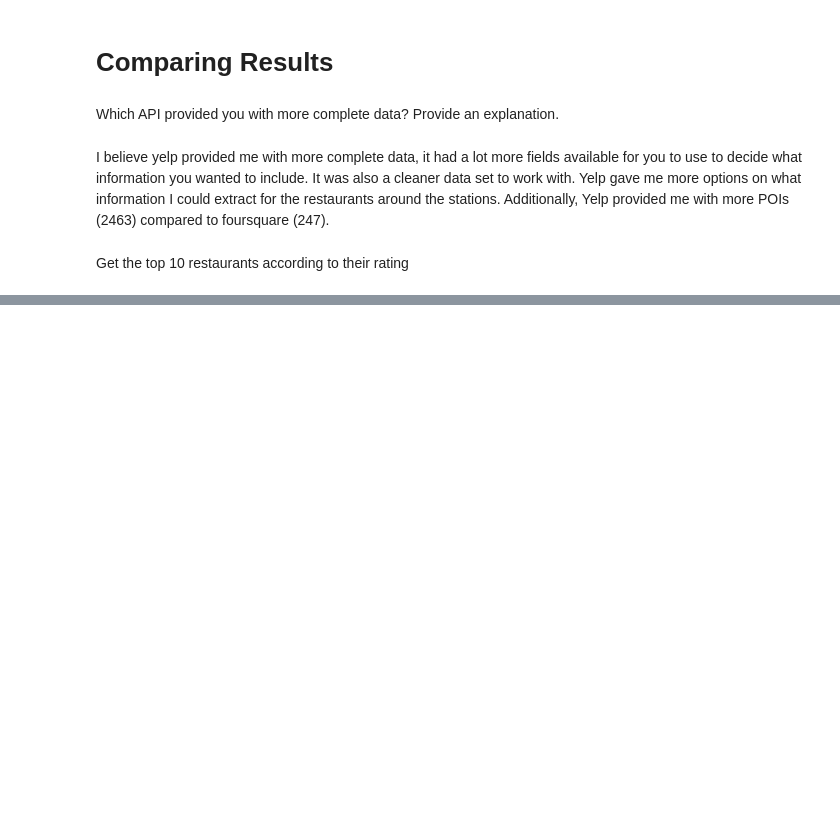
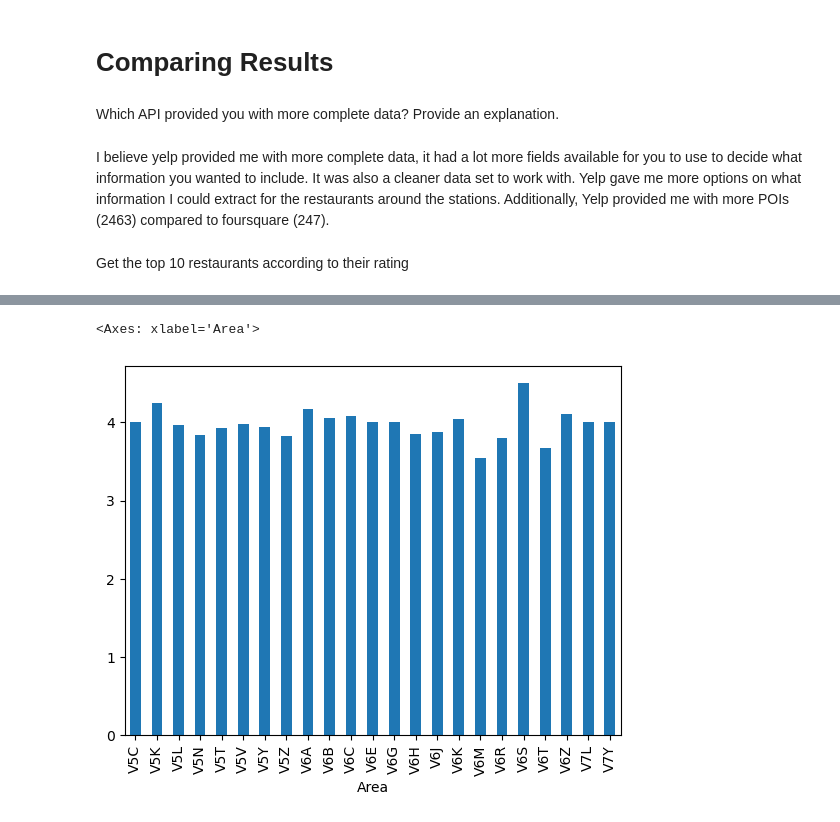
Before and after one commit to issajojoke/Statistical-Modelling-Python-Project, a Jupyter notebook: notebooks/yelp_foursquare_EDA.ipynb, the cells around one changed output, grey strips where cells are left out. Saved outputs shown, nothing was run; the diff lists cells and outputs as text; code cells hidden in the pictures; blank space fills up the shorter version.

```diff
--- a/notebooks/yelp_foursquare_EDA.ipynb
+++ b/notebooks/yelp_foursquare_EDA.ipynb
@@ -160,4 +173,17 @@ Which API provided you with more complete data? Provide an explanation.
 I believe yelp provided me with more complete data, it had a lot more fields available for you to use to decide what information you wanted to include. It was also a cleaner data set to work with. Yelp gave me more options on what information I could extract for the restaurants around the stations. Additionally, Yelp provided me with more POIs (2463) compared to foursquare (247).
 # %% [markdown]
 Get the top 10 restaurants according to their rating
+# %%
+# read csv
+import pandas as pd
+new_yelp_df = pd.read_csv('new_yelp_df.csv')
+new_yelp_df.sort_values(by=['Rating'], ascending=False).head(10)
+# %%
+# remove nulls
+new_yelp_df.dropna(inplace=True)
+new_yelp_df.sort_values(by=['Rating'], ascending=False).head(10)
+
+# remove duplicates
+new_yelp_df.drop_duplicates(subset='Name', inplace=True)
+new_yelp_df.sort_values(by=['Rating'], ascending=False).head(10)
 # %%
@@ -164,0 +192,8 @@ new_yelp_df.sort_values(by=['Rating'], ascending=False).head(10)
+# %%
+# take only first 3 digits of zipcode
+zip_area = new_yelp_df['Zipcode'].astype(str).str[:3]
+zip_area
+
+# add zip area to dataframe
+new_yelp_df['Area'] = zip_area
+new_yelp_df
@@ -164,0 +217,6 @@ new_yelp_df.sort_values(by=['Rating'], ascending=False).head(10)
+# %%
+# create bar graph showing ratings by area
+new_yelp_df.groupby('Area')['Rating'].mean().plot(kind='bar')
+# %% [output]
+<Axes: xlabel='Area'>
+[figure, added]
```
Also changed, not shown: parts of 6 cells of this notebook, 4 other files.
